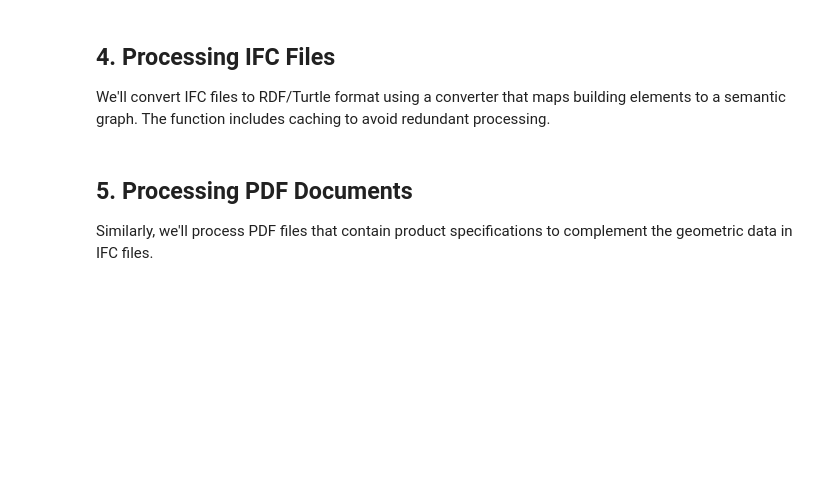
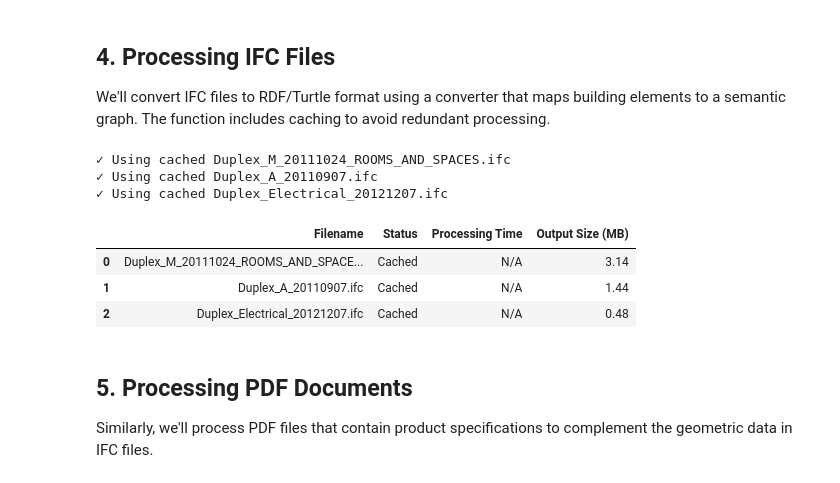
Before and after one commit to qaecy/bilt2025, a Jupyter notebook: notebooks/01_data_integration.ipynb, the cells around one changed output. Drawn from its saved outputs; the diff is of its cells as text; code cells hidden in the pictures; blank space fills up the shorter version.

```diff
--- a/notebooks/01_data_integration.ipynb
+++ b/notebooks/01_data_integration.ipynb
@@ -127,66 +163,67 @@ display(file_df)
 
 We'll convert IFC files to RDF/Turtle format using a converter that maps building elements to a semantic graph. The function includes caching to avoid redundant processing.
 # %%
-def process_files(files, converter_func, output_dir, file_type="", force_reprocess=False):
+def process_files(files, converter_func, output_dir, output_format, force_reprocess=False):
     """Process files to TTL format with caching
 
     Args:
         files: List of files to process
         converter_func: Function to convert files to TTL
         output_dir: Directory to save TTL files
-        file_type: Type of files being processed (for display)
         force_reprocess: Whether to regenerate existing TTL files
     """
     results = []
 
     for file in files:
-        ttl_file = output_dir / f"{file.stem}.ttl"
+        output_file = output_dir / f"{file.stem}.{output_format}"
 
         # Use cache if file exists and not forced to reprocess
-        if ttl_file.exists() and not force_reprocess:
+        if output_file.exists() and not force_reprocess:
             print(f"✓ Using cached {file.name}")
             results.append({
                 "Filename": file.name,
                 "Status": "Cached",
                 "Processing Time": "N/A",
-                "Output Size (MB)": round(ttl_file.stat().st_size / (1024 * 1024), 2)
+                "Output Size (MB)": round(output_file.stat().st_size / (1024 * 1024), 2)
             })
             continue
 
         try:
             print(f"Processing {file.name}...")
             start_time = time.time()
-
-            # Handle different converter function signatures
-            if file_type == "PDF":
-                converter_func([str(file)], str(ttl_file))
-            else:  # IFC
-                converter_func(str(file), str(ttl_file))
-
+            converter_func(str(file), str(output_file))
             processing_time = round(time.time() - start_time, 2)
             print(f"✓ Processed {file.name} in {processing_time} seconds")
 
             results.append({
                 "Filename": file.name,
                 "Status": "Success",
                 "Processing Time": f"{processing_time} sec",
-                "Output Size (MB)": round(ttl_file.stat().st_size / (1024 * 1024), 2)
+                "Output Size (MB)": round(output_file.stat().st_size / (1024 * 1024), 2)
             })
 
         except Exception as e:
             print(f"❌ Error processing {file.name}: {str(e)}")
             results.append({
                 "Filename": file.name,
                 "Status": f"Error: {str(e)[:50]}...",
                 "Processing Time": "N/A",
                 "Output Size (MB)": "N/A"
             })
 
     return pd.DataFrame(results)
 
 # Process IFC files
-ifc_results = process_files(ifc_files, ifc_to_ttl, GRAPH_DIR, "IFC", force_reprocess=False)
+ifc_results = process_files(ifc_files, ifc_to_ttl, GRAPH_DIR, "ttl", force_reprocess=False)
 display(ifc_results)
+# %% [output]
+✓ Using cached Duplex_M_20111024_ROOMS_AND_SPACES.ifc
+✓ Using cached Duplex_A_20110907.ifc
+✓ Using cached Duplex_Electrical_20121207.ifc
+|  | Filename | Status | Processing Time | Output Size (MB) |
+| 0 | Duplex_M_20111024_ROOMS_AND_SPACE... | Cached | N/A | 3.14 |
+| 1 | Duplex_A_20110907.ifc | Cached | N/A | 1.44 |
+| 2 | Duplex_Electrical_20121207.ifc | Cached | N/A | 0.48 |
 # %% [markdown]
 ## 5. Processing PDF Documents
 
```
Also changed, not shown: parts of 11 cells of this notebook, 15 other files.
